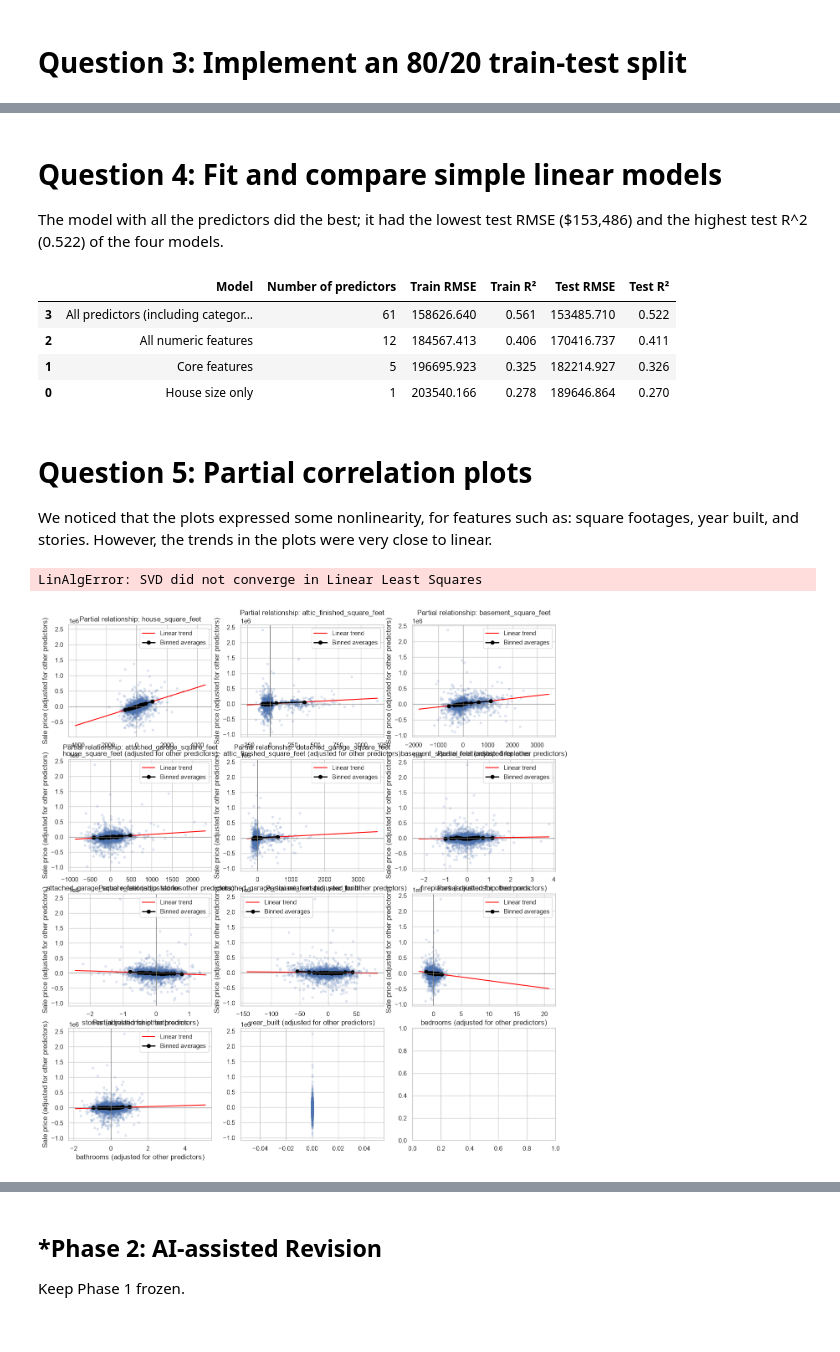
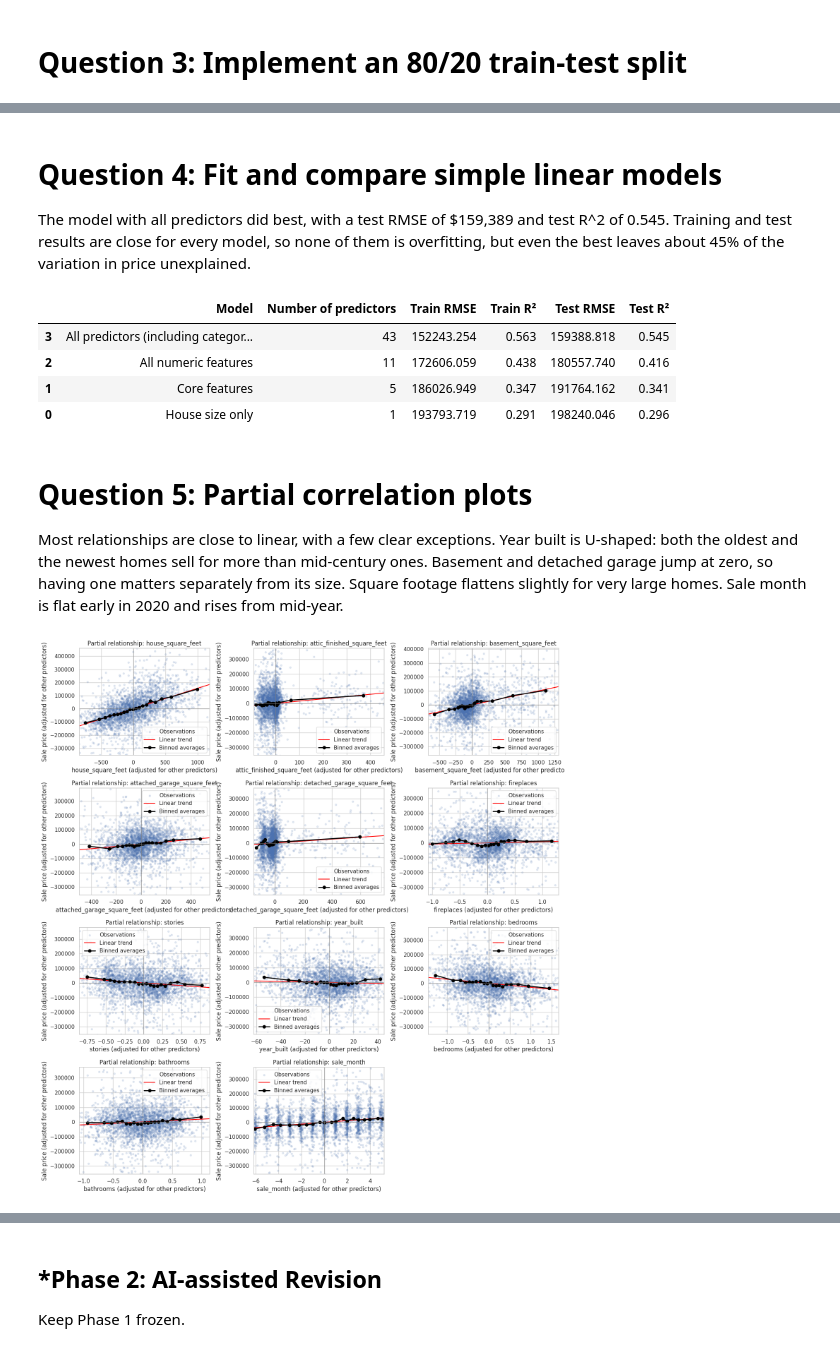
Before and after one commit to fcx4bw/L02-hedonic-pricing, a Jupyter notebook: notebook.ipynb, the cells around one changed output, grey strips where cells are left out. Saved outputs shown, nothing was run; the diff lists cells and outputs as text; code cells hidden in the pictures.

```diff
--- a/notebook.ipynb
+++ b/notebook.ipynb
@@ -202,8 +199,14 @@ Outlier count in sale_price: 1008
 # Question 2: Transforming Variables
 # %%
 # Make numeric features from the sale date
-df["sale_year"] = df["sale_date"].dt.year
 df["sale_month"] = df["sale_date"].dt.month
+
+# Merging the same categories
+df["hvac_description"] = df["hvac_description"].replace({"Floor Wall Furnace": "Floor/Wall Furnace"})
+# Some dummies had only 0-2 homes in the training set, which gives unreliable coefficients
+for col in ["hvac_description", "exterior", "interior", "roof_cover", "utility_sewer"]:
+    counts = df[col].value_counts()
+    df[col] = df[col].replace(dict.fromkeys(counts[counts < 30].index, "Other"))
 
 # Separate the target (what we want to predict) from the predictors
 y = df["sale_price"]
@@ -263,6 +266,6 @@ Test target: (3354,)
 # %% [markdown]
 # Question 4: Fit and compare simple linear models
-The model with all the predictors did the best; it had the lowest test RMSE ($153,486) and the highest test R^2 (0.522) of the four models.
+The model with all predictors did best, with a test RMSE of \$159,389 and test R^2 of 0.545. Training and test results are close for every model, so none of them is overfitting, but even the best leaves about 45% of the variation in price unexplained.
 # %%
 from sklearn.linear_model import LinearRegression
 from sklearn.metrics import mean_squared_error, r2_score
@@ -280,7 +283,6 @@ numeric_features = [
     "year_built",
     "bedrooms",
     "bathrooms",
-    "sale_year",
     "sale_month",
 ]
 
@@ -323,13 +325,13 @@ results_df = pd.DataFrame(results).sort_values("Test RMSE")
 display(results_df.round(3))
 # %% [output]
 |  | Model | Number of predictors | Train RMSE | Train R² | Test RMSE | Test R² |
-| 3 | All predictors (including categor... | 61 | 158626.640 | 0.561 | 153485.710 | 0.522 |
-| 2 | All numeric features | 12 | 184567.413 | 0.406 | 170416.737 | 0.411 |
-| 1 | Core features | 5 | 196695.923 | 0.325 | 182214.927 | 0.326 |
-| 0 | House size only | 1 | 203540.166 | 0.278 | 189646.864 | 0.270 |
+| 3 | All predictors (including categor... | 43 | 152243.254 | 0.563 | 159388.818 | 0.545 |
+| 2 | All numeric features | 11 | 172606.059 | 0.438 | 180557.740 | 0.416 |
+| 1 | Core features | 5 | 186026.949 | 0.347 | 191764.162 | 0.341 |
+| 0 | House size only | 1 | 193793.719 | 0.291 | 198240.046 | 0.296 |
-# %% [markdown]
-# Question 5: Partial correlation plots
-We noticed that the plots expressed some nonlinearity, for features such as: square footages, year built, and stories. However, the trends in the plots were very close to linear.
+# %% [markdown]
+# Question 5: Partial correlation plots
+Most relationships are close to linear, with a few clear exceptions. Year built is U-shaped: both the oldest and the newest homes sell for more than mid-century ones. Basement and detached garage jump at zero, so having one matters separately from its size. Square footage flattens slightly for very large homes. Sale month is flat early in 2020 and rises from mid-year.
 # %%
 from sklearn.linear_model import LinearRegression
 import matplotlib.pyplot as plt
@@ -348,7 +350,6 @@ numeric_features = [
     "year_built",
     "bedrooms",
     "bathrooms",
-    "sale_year",
     "sale_month",
 ]
 
@@ -429,32 +430,35 @@ for i, feature in enumerate(numeric_features):
             binned["y_mean"],
             color="black",
             marker="o",
             linewidth=2,
             label="Binned averages"
         )
     else:
         axes[i].text(
             0.5,
             0.95,
             "No variation in adjusted predictor",
             transform=axes[i].transAxes,
             ha="center",
             va="top"
         )
+    # Zoom each plot to the middle 98% of points
+    if has_variation:
+        axes[i].set_xlim(np.percentile(x_values, [1, 99]))
+        axes[i].set_ylim(np.percentile(y_values, [1, 99]))
 
     axes[i].axhline(0, color="gray", linewidth=0.8)
     axes[i].axvline(0, color="gray", linewidth=0.8)
     axes[i].set_title(f"Partial relationship: {feature}")
     axes[i].set_xlabel(f"{feature} (adjusted for other predictors)")
     axes[i].set_ylabel("Sale price (adjusted for other predictors)")
     if has_variation:
         axes[i].legend()
 
 for i in range(len(numeric_features), len(axes)):
     axes[i].set_visible(False)
 
 plt.tight_layout()
 plt.show()
 # %% [output]
-LinAlgError: SVD did not converge in Linear Least Squares
-[figure, old version]
+[figure, new version]
```
Also changed, not shown: parts of 15 cells of this notebook.
